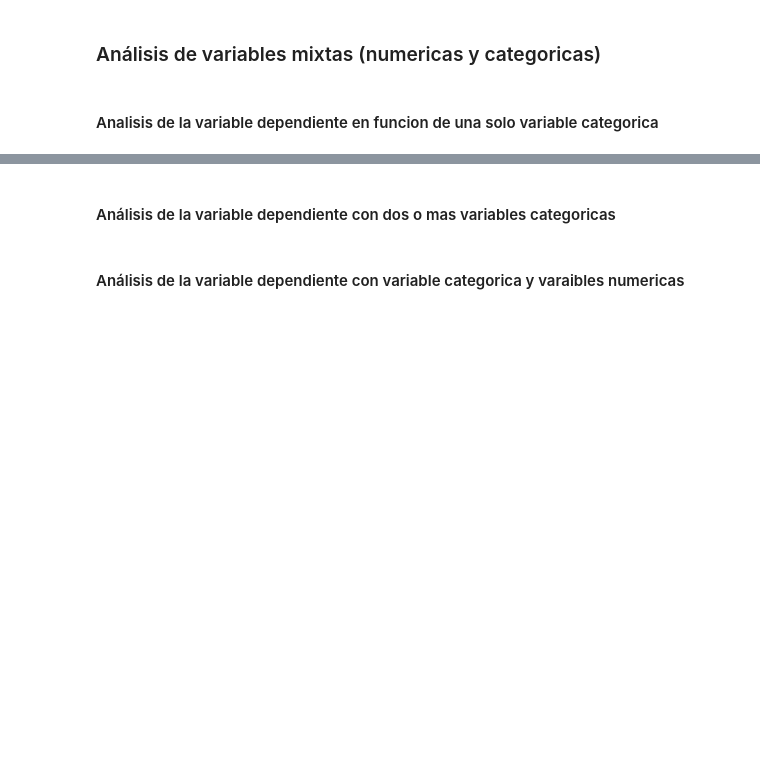
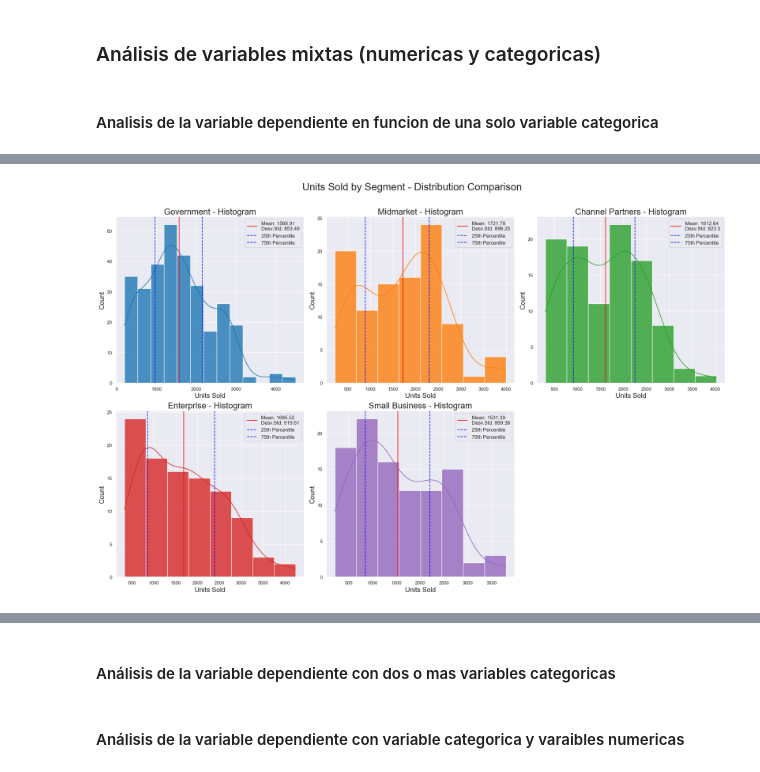
Before and after one commit to jluis-ml/Proyecto-Empresa-Finanzas, a Jupyter notebook: 3_EDA.ipynb, the cells around one changed output, grey strips where cells are left out. Cells and saved outputs as stored; diff of their text form; code cells hidden in the pictures; blank space fills up the shorter version.

```diff
--- a/3_EDA.ipynb
+++ b/3_EDA.ipynb
@@ -486,0 +555,51 @@ plt.show()
+# %%
+import matplotlib.pyplot as plt
+import seaborn as sns
+
+# Función para generar gráficos comparativos
+def plot_grouped_distributions(data, group_column, target_column, group_values, colors, x_label, title_prefix, xlim=None):
+
+    n_groups = len(group_values)  # Cantidad de grupos a analizar
+
+    # Determinamos el número de filas (una para los primeros 3 gráficos, otra para el resto)
+    n_cols = 3  # Número de gráficos por fila
+    n_rows = (n_groups + n_cols - 1) // n_cols  # Calcula el número de filas necesarias
+
+    plt.figure(figsize=(7 * n_cols, 7 * n_rows))  # Ajusta el tamaño de la figura dinámicamente según los grupos
+
+    # Histograma - Ajuste en la cuadrícula 2 filas
+    for i, group in enumerate(group_values):
+        group_data = data.loc[data[group_column] == group].copy()
+        plt.subplot(n_rows, n_cols, i + 1)  # Subplot organizado en filas y columnas
+        sns.histplot(group_data[target_column], fill=True, color=colors[i], alpha=0.8, kde=True)
+        plt.title(f"{group} - Histogram", fontsize=20)
+        plt.xlabel(x_label, fontsize=16)
+        plt.ylabel("Count", fontsize=16)
+        if xlim:
+            plt.xlim(xlim)
+
+        # Añadir líneas verticales para la media y los percentiles
+        mean = group_data[target_column].mean()
+        desv_std = group_data[target_column].std()
+        q25 = group_data[target_column].quantile(0.25)
+        q75 = group_data[target_column].quantile(0.75)
+
+        plt.axvline(x=mean, color="red", label=f"Mean: {round(mean, 2)}\nDesv.Std: {round(desv_std, 2)}")
+        plt.axvline(x=q25, color="blue", linestyle="--", label="25th Percentile")
+        plt.axvline(x=q75, color="blue", linestyle="--", label="75th Percentile")
+        plt.legend(fontsize=12)
+
+    plt.tight_layout()  # Ajusta los elementos de la gráfica para que no se superpongan
+    plt.suptitle(f"{title_prefix} - Distribution Comparison", fontsize=24)  # Título general
+    plt.subplots_adjust(top=0.9)  # Ajusta el espacio para el título general
+    plt.show()
+
+# Ejemplo 1: Uso para los segmentos 'segment'
+segment_values = ["Government", "Midmarket", "Channel Partners", "Enterprise", "Small Business"]
+colors = ['#1f77b4', '#ff7f0e', '#2ca02c', '#d62728', '#9467bd']
+
+# Llamada a la función
+plot_grouped_distributions(data, group_column="segment", target_column="units_sold", group_values=segment_values,
+                           colors=colors, x_label="Units Sold", title_prefix="Units Sold by Segment")
+# %% [output]
+[figure, added]
```
Also changed, not shown: parts of 8 cells of this notebook.
